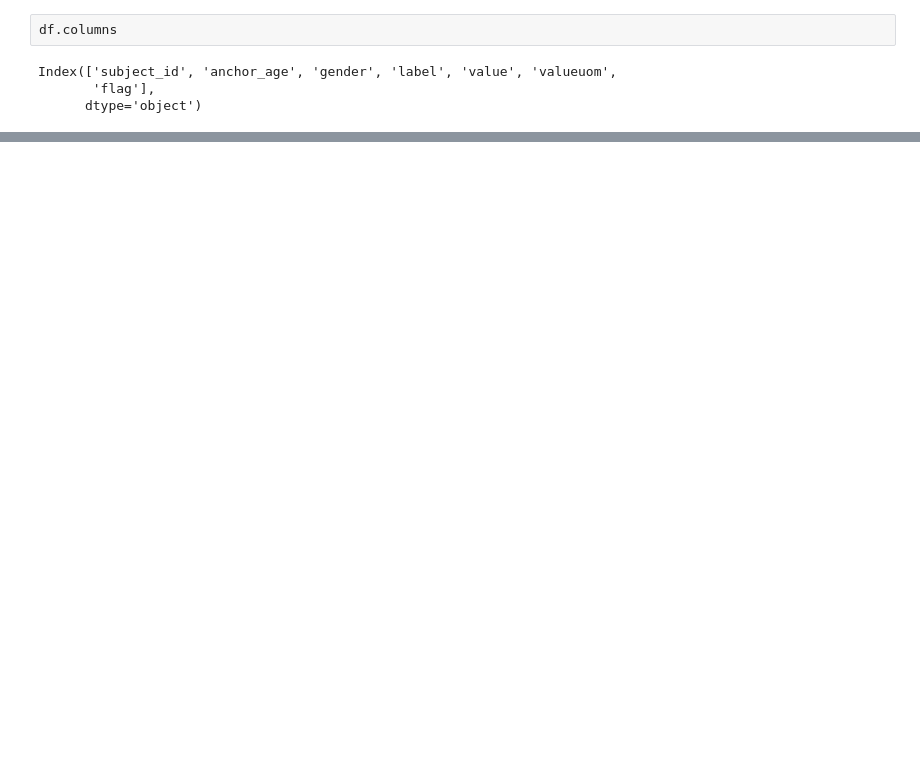
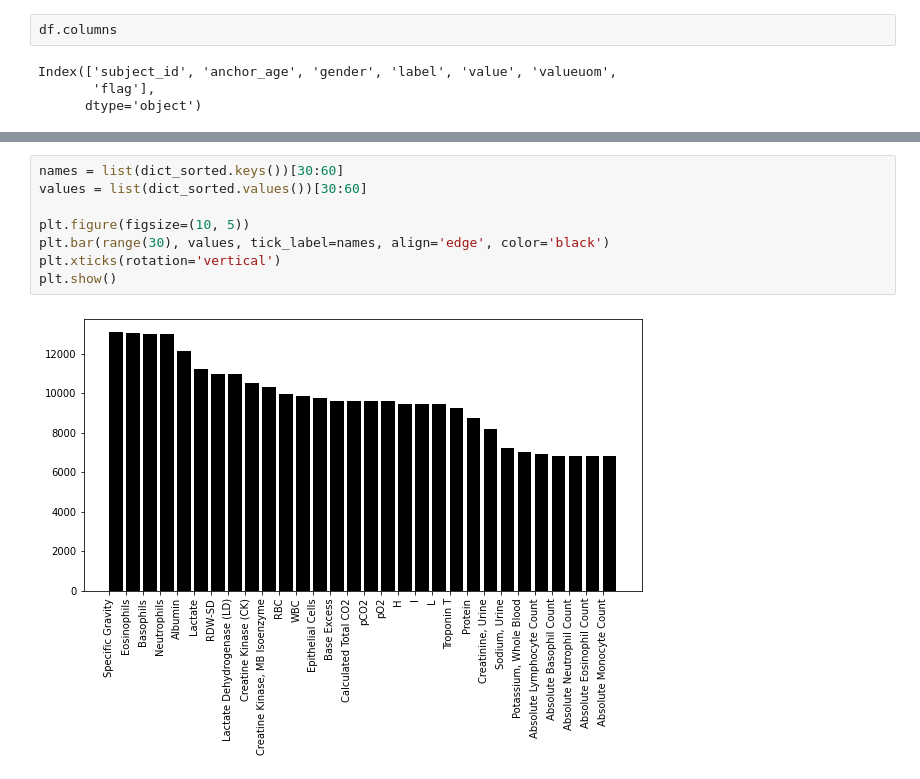
Before and after one commit to priyakumari2/MasterThesis, a Jupyter notebook: filter_data.ipynb, the cells around one changed output, grey strips where cells are left out. Cells and saved outputs as stored; diff of their text form; blank space fills up the shorter version.

```diff
--- a/filter_data.ipynb
+++ b/filter_data.ipynb
@@ -27,0 +82,10 @@ for subject_id in tqdm(uniq_subjects):
+# %%
+names = list(dict_sorted.keys())[30:60]
+values = list(dict_sorted.values())[30:60]
+
+plt.figure(figsize=(10, 5))
+plt.bar(range(30), values, tick_label=names, align='edge', color='black')
+plt.xticks(rotation='vertical')
+plt.show()
+# %% [output]
+[figure, added]
```
Also changed, not shown: parts of 22 cells of this notebook.
